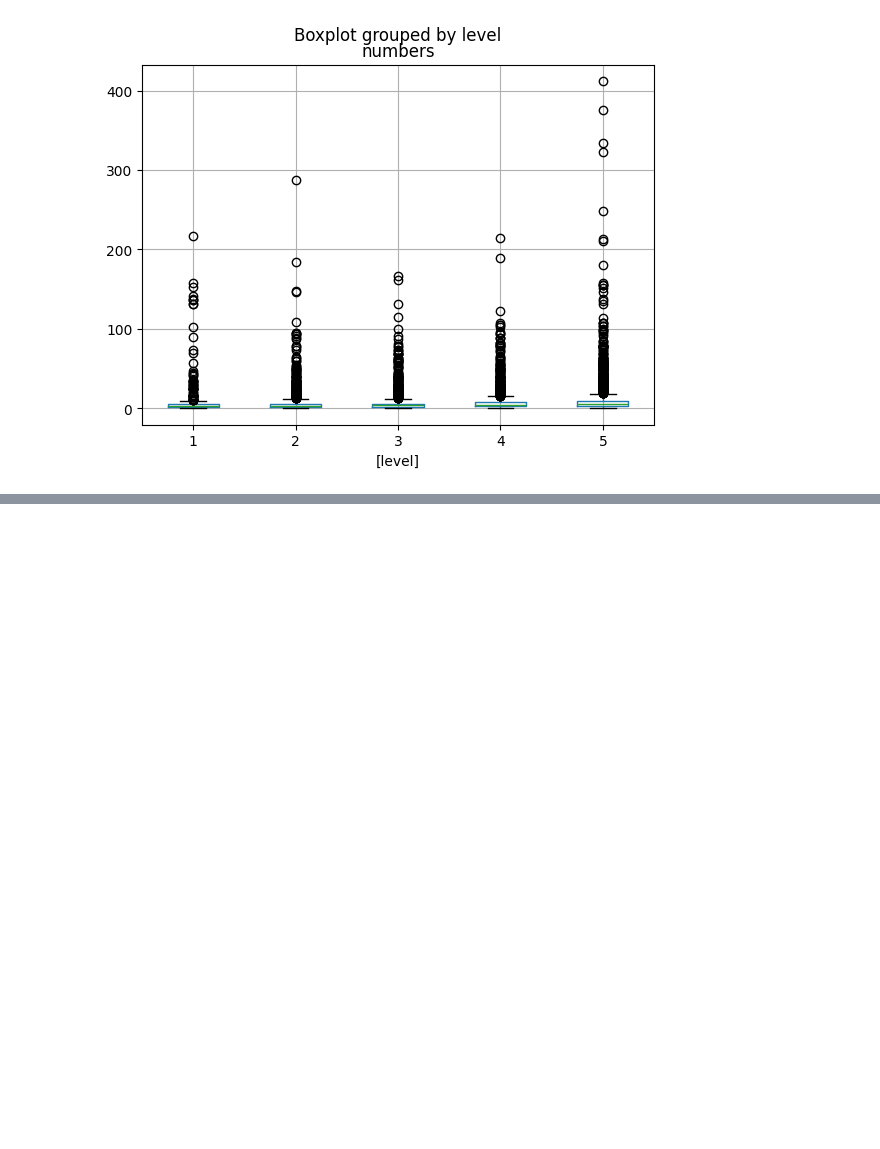
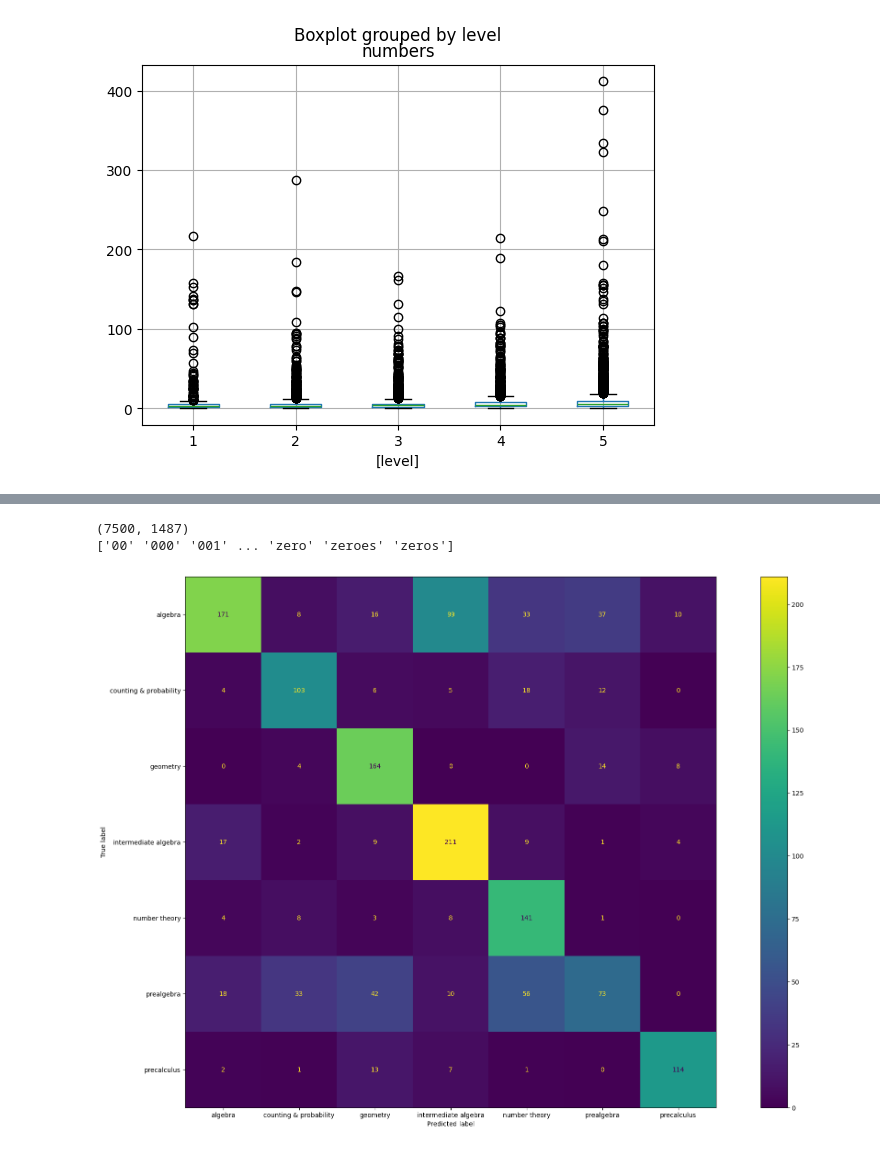
Before and after one commit to Kenneth-Mitchell/NLP_Project2, a Jupyter notebook: test.ipynb, the cells around one changed output, grey strips where cells are left out. Saved outputs shown, nothing was run; the diff lists cells and outputs as text; code cells hidden in the pictures; blank space fills up the shorter version.

Commit message:
Analysis of words in the math problems dataset and Naive Bayes Classifier

```diff
--- a/test.ipynb
+++ b/test.ipynb
@@ -119,0 +180,8 @@ df.boxplot(by='level')
+# %%
+for category in problems_categorized:
+    updated_counter = word_counters_problem[category]
+    for word in list(updated_counter):
+        if word in set(stopwords.words('english')):
+            del updated_counter[word]
+
+    print(f"Most common 5 words for {category} are {updated_counter.most_common(5)}")
@@ -119,0 +196,30 @@ df.boxplot(by='level')
+# %%
+categories = [problem.type for problem in problems]
+problem_text = [' '.join(problem.problem.lower().replace(".", "").replace("?", "").replace(",", "").split()) for problem in problems]
+# %%
+cv = CountVectorizer(min_df=10, max_df=0.4) # words must show up in at least 10 and no more than 40% of documents
+features = cv.fit_transform(problem_text)
+print(features.shape)
+vocab = cv.get_feature_names_out()
+print(vocab)
+# %% [output]
+(7500, 1487)
+['00' '000' '001' ... 'zero' 'zeroes' 'zeros']
+# %%
+mnb = MultinomialNB()
+
+feat_train, feat_test, label_train, label_test = train_test_split(features, categories, test_size=0.2)
+
+mnb.fit(feat_train, label_train)
+preds = mnb.predict(feat_test)
+# %%
+confusion_matrix = metrics.confusion_matrix(label_test, preds)
+
+cm_display = metrics.ConfusionMatrixDisplay(confusion_matrix = confusion_matrix, display_labels = [category for category in problems_categorized])
+
+fig, ax = plt.subplots(figsize=(25,15))
+
+cm_display.plot(ax=ax)
+plt.show()
+# %% [output]
+[figure, added]
```
Also changed, not shown: parts of 10 cells of this notebook.
